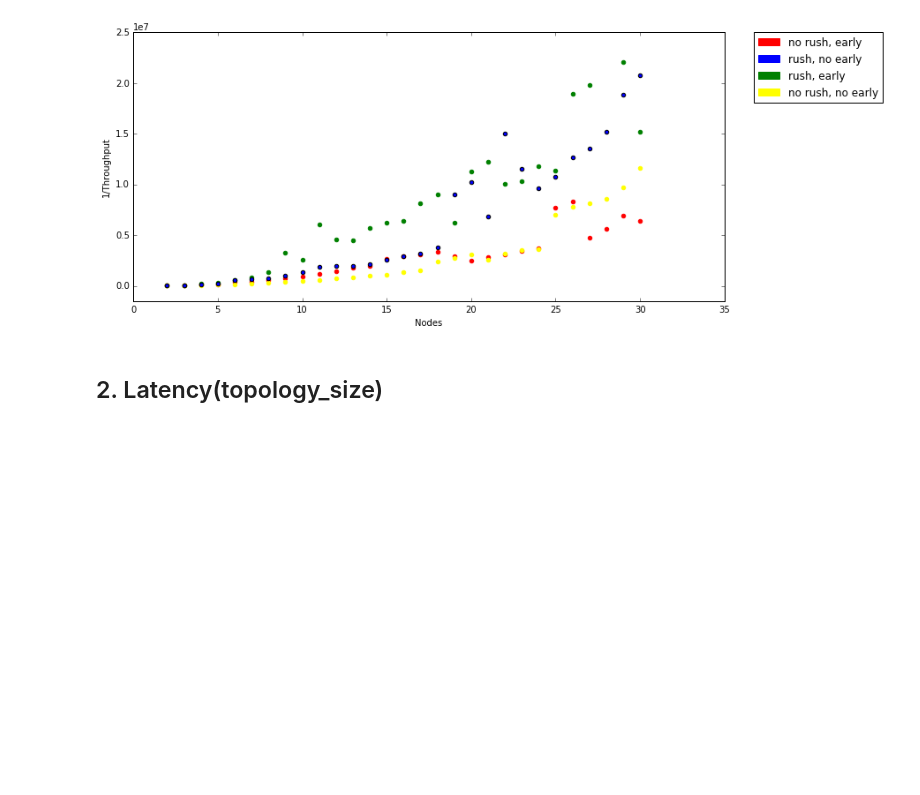
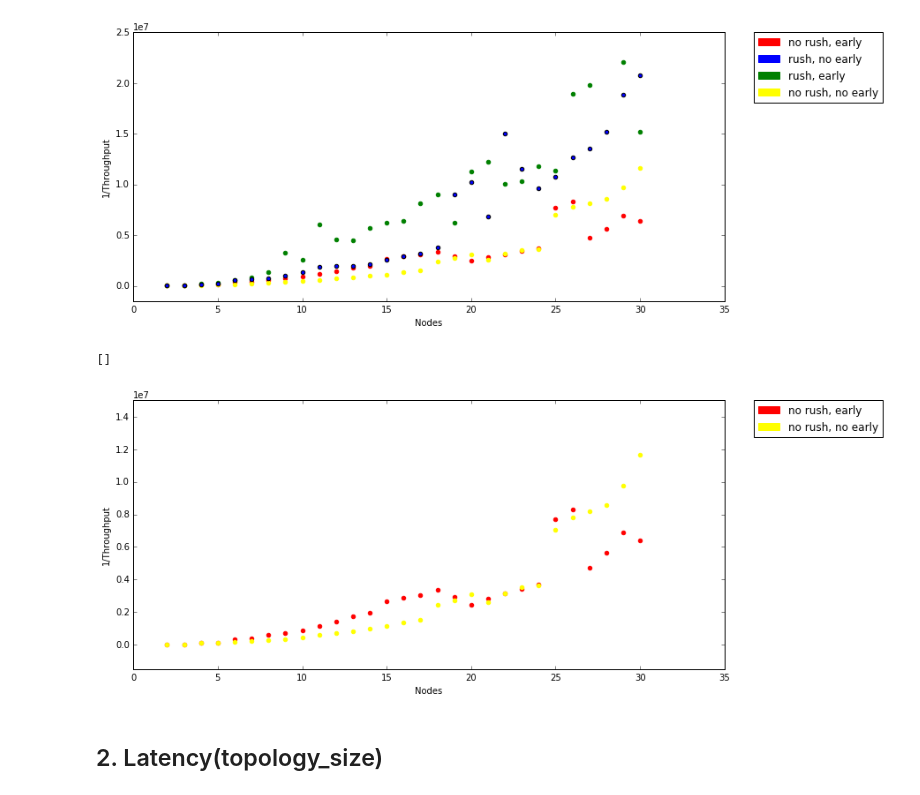
Before and after one commit to mrGlebao/TokenRing, a Jupyter notebook: research/MetaNotebookProcess.ipynb, the cells around one changed output. Cells and saved outputs as stored; diff of their text form; code cells hidden in the pictures; blank space fills up the shorter version.

```diff
--- a/research/MetaNotebookProcess.ipynb
+++ b/research/MetaNotebookProcess.ipynb
@@ -154,6 +154,23 @@ plt.plot()
 # %% [output]
 []
 [figure]
+# %%
+figure_for_scatter()
+plt.subplot(211)
+plt.xlabel("Nodes")
+plt.ylabel("1/Throughput")
+plt.scatter(norush_early_1toc["top"], norush_early_1toc["cir"]/norush_early_1toc["tok"], color="red")
+plt.scatter(norush_noearly_1toc["top"], norush_noearly_1toc["cir"]/norush_noearly_1toc["tok"], color="yellow")
+
+red_patch = mpatches.Patch(color='red', label='no rush, early')
+yellow_patch = mpatches.Patch(color='yellow', label='no rush, no early')
+plt.legend(bbox_to_anchor=(1.05, 1), loc=2, borderaxespad=0., handles=[red_patch, yellow_patch])
+plt.ylim(ymax=15000000, ymin = -1500000)
+
+plt.plot()
+# %% [output]
+[]
+[figure, added]
 # %% [markdown]
 ## 2. Latency(topology_size)
 # %%
```
Also changed, not shown: parts of 3 cells of this notebook.
